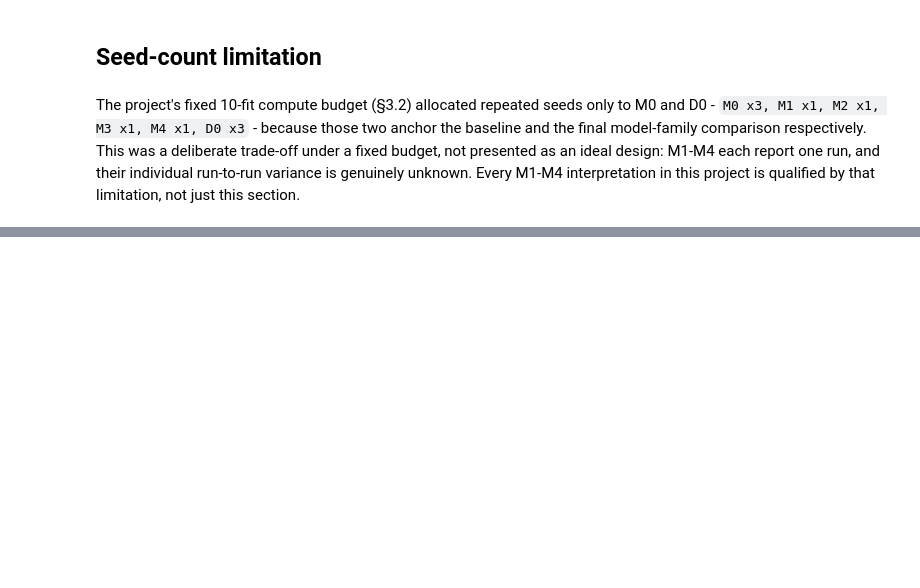
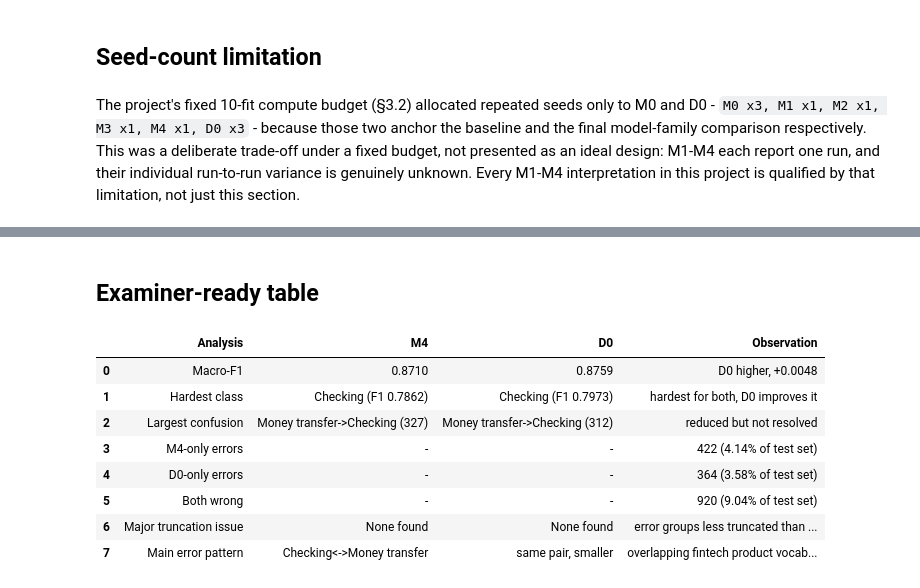
Before and after one commit to Udbhav748/fintech-complaint-classification-lstm-distilbert, a Jupyter notebook: notebooks/05_final_results.ipynb, the cells around one changed output, grey strips where cells are left out. Saved outputs shown, nothing was run; the diff lists cells and outputs as text; code cells hidden in the pictures; blank space fills up the shorter version.

```diff
--- a/notebooks/05_final_results.ipynb
+++ b/notebooks/05_final_results.ipynb
@@ -547,0 +864,23 @@ this section.
+# %% [markdown]
+## Examiner-ready table
+# %%
+pd.DataFrame([
+    {"Analysis": "Macro-F1", "M4": "0.8710", "D0": "0.8759", "Observation": "D0 higher, +0.0048"},
+    {"Analysis": "Hardest class", "M4": "Checking (F1 0.7862)", "D0": "Checking (F1 0.7973)", "Observation": "hardest for both, D0 improves it"},
+    {"Analysis": "Largest confusion", "M4": "Money transfer->Checking (327)", "D0": "Money transfer->Checking (312)", "Observation": "reduced but not resolved"},
+    {"Analysis": "M4-only errors", "M4": "-", "D0": "-", "Observation": "422 (4.14% of test set)"},
+    {"Analysis": "D0-only errors", "M4": "-", "D0": "-", "Observation": "364 (3.58% of test set)"},
+    {"Analysis": "Both wrong", "M4": "-", "D0": "-", "Observation": "920 (9.04% of test set)"},
+    {"Analysis": "Major truncation issue", "M4": "None found", "D0": "None found", "Observation": "error groups less truncated than correct ones"},
+    {"Analysis": "Main error pattern", "M4": "Checking<->Money transfer", "D0": "same pair, smaller", "Observation": "overlapping fintech product vocabulary"},
+])
+# %% [output]
+|  | Analysis | M4 | D0 | Observation |
+| 0 | Macro-F1 | 0.8710 | 0.8759 | D0 higher, +0.0048 |
+| 1 | Hardest class | Checking (F1 0.7862) | Checking (F1 0.7973) | hardest for both, D0 improves it |
+| 2 | Largest confusion | Money transfer->Checking (327) | Money transfer->Checking (312) | reduced but not resolved |
+| 3 | M4-only errors | - | - | 422 (4.14% of test set) |
+| 4 | D0-only errors | - | - | 364 (3.58% of test set) |
+| 5 | Both wrong | - | - | 920 (9.04% of test set) |
+| 6 | Major truncation issue | None found | None found | error groups less truncated than ... |
+| 7 | Main error pattern | Checking<->Money transfer | same pair, smaller | overlapping fintech product vocab... |
```
Also changed, not shown: parts of 30 cells of this notebook, 3 other files.
